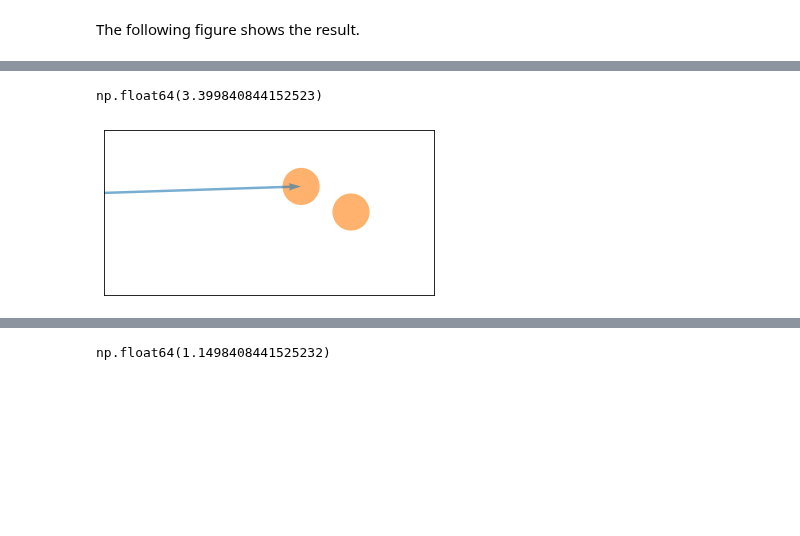
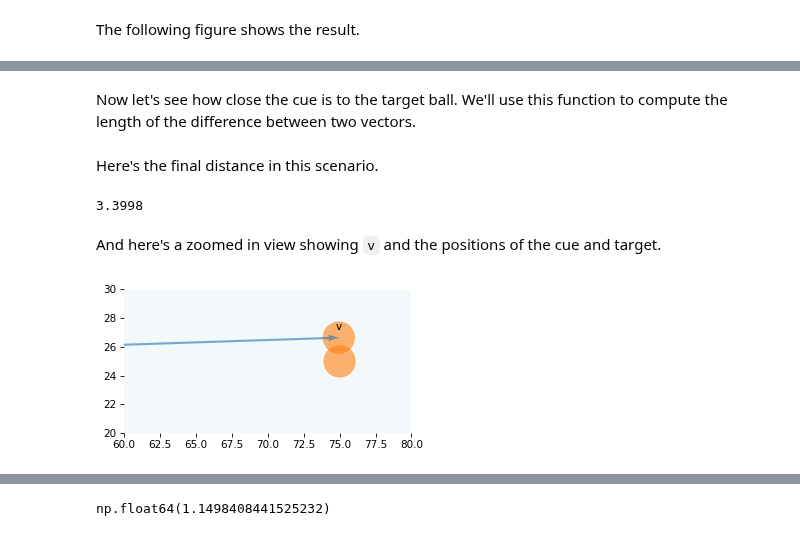
Before and after one commit to AllenDowney/ThinkLinearAlgebra, a Jupyter notebook: soln/dot.ipynb, the cells around one changed output, grey strips where cells are left out. Saved outputs shown, nothing was run; the diff lists cells and outputs as text; code cells hidden in the pictures; blank space fills up the shorter version.

```diff
--- a/soln/dot.ipynb
+++ b/soln/dot.ipynb
@@ -287,24 +385,0 @@ def draw_circles(vs, **options):
-# %%
-from utils import cartesian_product
-
-
-def draw_table():
-    fig, ax = plt.subplots(figsize=(5, 2.5))
-
-    ax.add_patch(plt.Rectangle((0, 0), table_width, table_height, fill=None))
-
-    xs = [0, 50, 100]
-    ys = [0, 50]
-    pockets = cartesian_product([xs, ys])
-    draw_circles(pockets, color="black")
-
-    # Remove ticks and labels
-    ax.set_xticks([])
-    ax.set_yticks([])
-    ax.set_xticklabels([])
-    ax.set_yticklabels([])
-
-    # Set the aspect ratio and limits
-    ax.set_aspect("equal", adjustable="box")
-    ax.set_xlim(0, table_width)
-    ax.set_ylim(0, table_height)
@@ -318,8 +389,7 @@ draw_circles([cue, target])
 # %%
-from utils import polar_to_cartesian
 
 r = 1
 theta = 0.033
-direction = np.array(polar_to_cartesian(r, theta))
+direction = pol2cart(r, theta)
 direction
 # %% [output]
@@ -330 +407,4 @@ v = magnitude * direction
+# %% [markdown]
+Now let's see how close the cue is to the target ball.
+We'll use this function to compute the length of the difference between two vectors.
 # %%
@@ -334,18 +411,24 @@ from numpy.linalg import norm
 def distance_between(v1, v2):
     return norm(v1 - v2)
+# %% [markdown]
+Here's the final distance in this scenario.
 # %%
-pos1 = cue + v
-pos2 = target
-distance_between(pos1, pos2)
+distance_between(cue + v, target)
 # %% [output]
-np.float64(3.399840844152523)
+3.3998
+# %% [markdown]
+And here's a zoomed in view showing `v` and the positions of the cue and target.
 # %%
-from utils import plot_vector, label_vector
+from utils import plot_vector
 
-draw_table()
-draw_circles([pos1, pos2])
-plot_vector(v, cue)
-# label_vector(v, cue, 'v', label_pos=1, offset=0.015)
-decorate(xlim=[60, 80], ylim=[20, 30])
+def draw_collision(v, draw_v=True):
+    draw_table(ticks=True)
+    draw_circles([cue + v, target])
+    if draw_v:
+        plot_vector(v, cue, label='v', label_pos=11)
+    remove_spines()
+    decorate(xlim=[60, 80], ylim=[20, 30])
+
+draw_collision(v)
 # %% [output]
-[figure, old version]
+[figure, new version]
```
Also changed, not shown: parts of 125 cells of this notebook.
